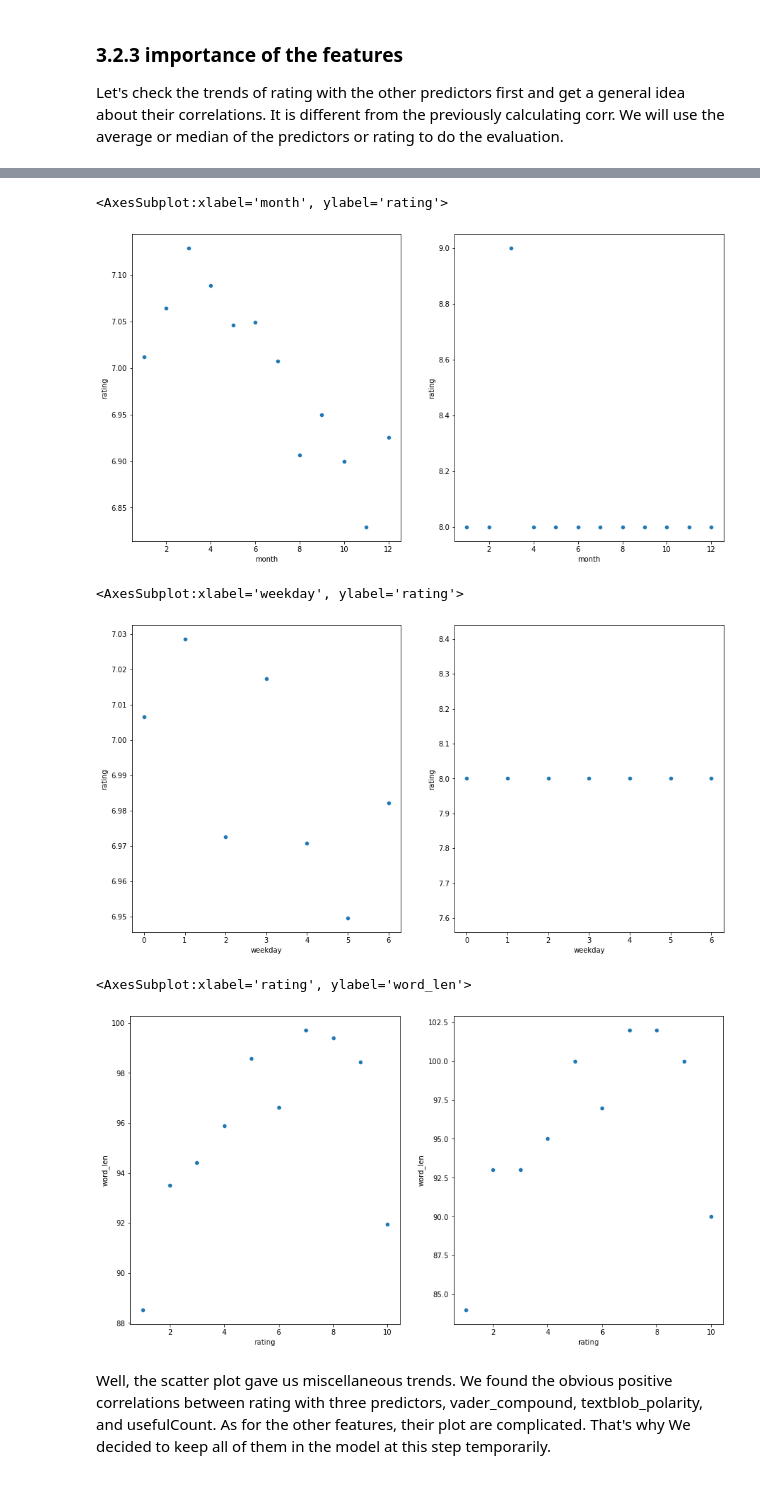
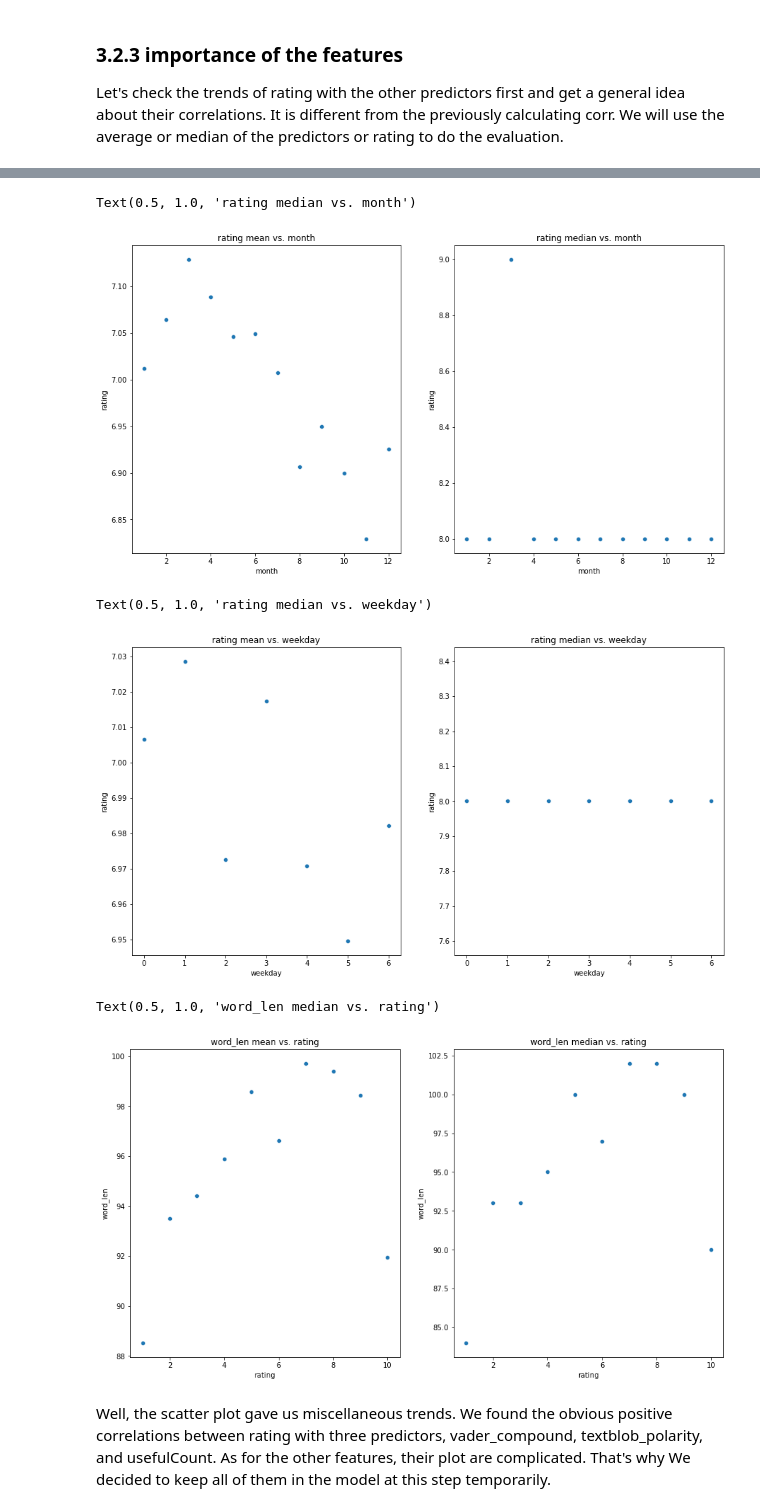
Before and after one commit to Lina-statistics/Capstone_project_Spring_Board, a Jupyter notebook: drug_review/drug_review_feature_engineering.ipynb, the cells around one changed output, grey strips where cells are left out. Drawn from its saved outputs; the diff is of its cells as text; code cells hidden in the pictures.

```diff
--- a/drug_review/drug_review_feature_engineering.ipynb
+++ b/drug_review/drug_review_feature_engineering.ipynb
@@ -149,23 +159,29 @@ sns.scatterplot(data=df.groupby('year').rating.median().reset_index(), x='year',
 f, (ax1, ax2)=plt.subplots(1,2,figsize=(15, 8), sharex=True)
 sns.scatterplot(data=df.groupby('month').rating.mean().reset_index(), x='month', y='rating', ax=ax1)
 sns.scatterplot(data=df.groupby('month').rating.median().reset_index(), x='month', y='rating', ax=ax2)
+ax1.set_title('rating mean vs. month')
+ax2.set_title('rating median vs. month')
 # %% [output]
-<AxesSubplot:xlabel='month', ylabel='rating'>
+Text(0.5, 1.0, 'rating median vs. month')
-[figure, old version]
+[figure, new version]
 # %%
 f, (ax1, ax2)=plt.subplots(1,2,figsize=(15, 8), sharex=True)
 sns.scatterplot(data=df.groupby('weekday').rating.mean().reset_index(), x='weekday', y='rating', ax=ax1)
 sns.scatterplot(data=df.groupby('weekday').rating.median().reset_index(), x='weekday', y='rating', ax=ax2)
+ax1.set_title('rating mean vs. weekday')
+ax2.set_title('rating median vs. weekday')
 # %% [output]
-<AxesSubplot:xlabel='weekday', ylabel='rating'>
+Text(0.5, 1.0, 'rating median vs. weekday')
-[figure, old version]
+[figure, new version]
 # %%
 f, (ax1, ax2)=plt.subplots(1,2,figsize=(15, 8), sharex=True)
 sns.scatterplot(data=df.groupby('rating').word_len.mean().reset_index(), x='rating', y='word_len', ax=ax1)
 sns.scatterplot(data=df.groupby('rating').word_len.median().reset_index(), x='rating', y='word_len', ax=ax2)
+ax1.set_title('word_len mean vs. rating')
+ax2.set_title('word_len median vs. rating')
 # %% [output]
-<AxesSubplot:xlabel='rating', ylabel='word_len'>
+Text(0.5, 1.0, 'word_len median vs. rating')
-[figure, old version]
+[figure, new version]
 # %% [markdown]
 Well, the scatter plot gave us miscellaneous trends. We found the obvious positive correlations between rating with three predictors, vader_compound, textblob_polarity, and usefulCount. As for the other features, their plot are complicated. That's why We decided to keep all of them in the model at this step temporarily.
 # %% [markdown]
```
Also changed, not shown: parts of 5 cells of this notebook, 3 other files.
